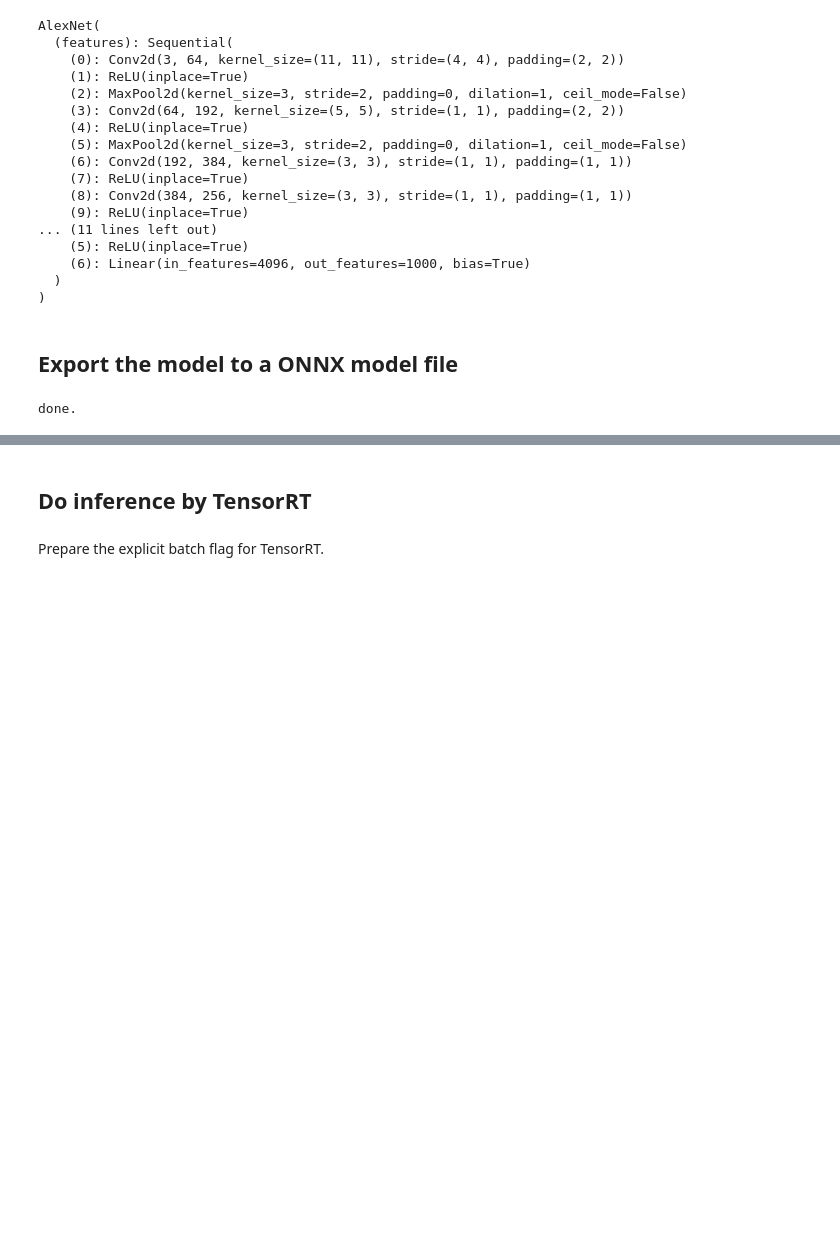
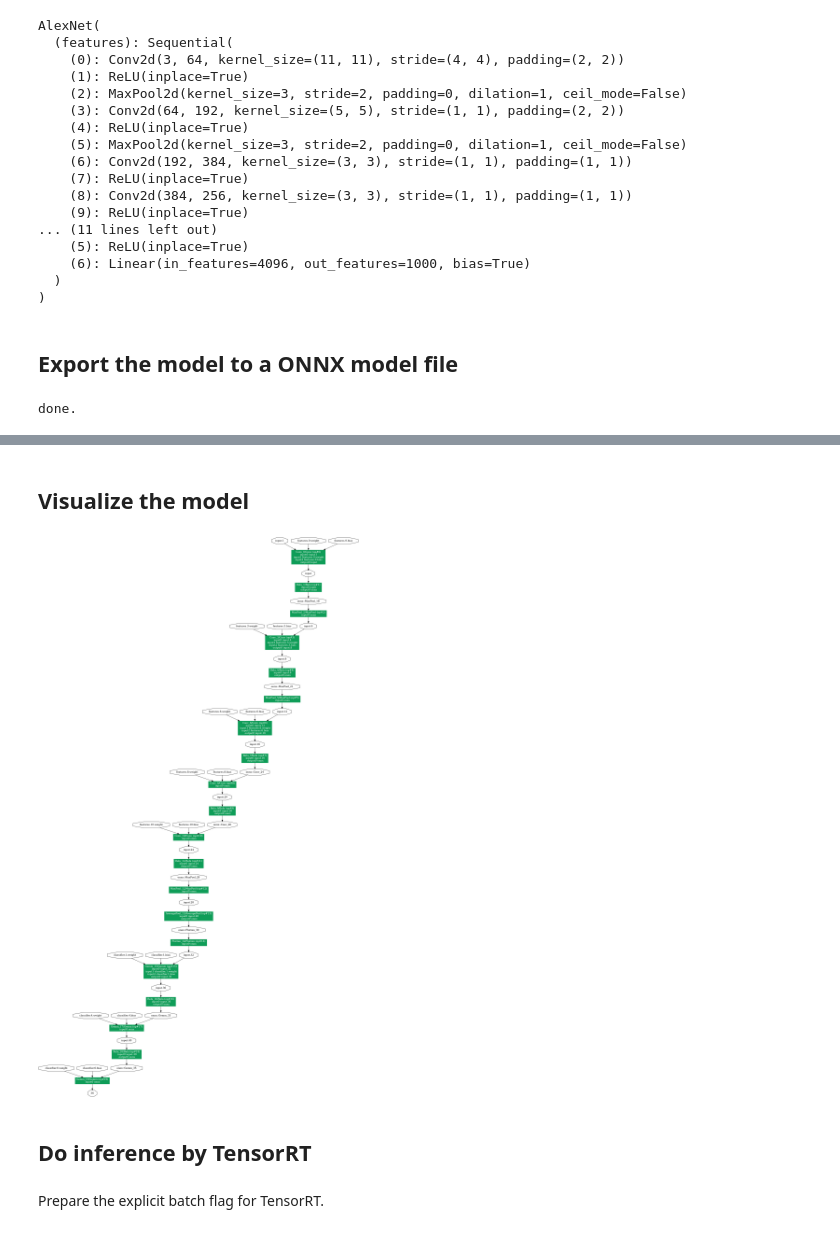
Before and after one commit to MACNICA-CLAVIS-NV/torchvision2trt-samples, a Jupyter notebook: torchvision_onnx.ipynb, the cells around one changed output, grey strips where cells are left out. Saved outputs shown, nothing was run; the diff lists cells and outputs as text; code cells hidden in the pictures; blank space fills up the shorter version.

```diff
--- a/torchvision_onnx.ipynb
+++ b/torchvision_onnx.ipynb
@@ -106,0 +118,2 @@ done.
+# %% [markdown]
+## Visualize the model
@@ -107,3 +126,9 @@ done.
+# %%
+import IPython.display
+
+IPython.display.Image('model.png')
+# %% [output]
+[figure, added]
 # %% [markdown]
 ## Do inference by TensorRT
 # %% [markdown]
```
Also changed, not shown: parts of 10 cells of this notebook, 16 other files.
